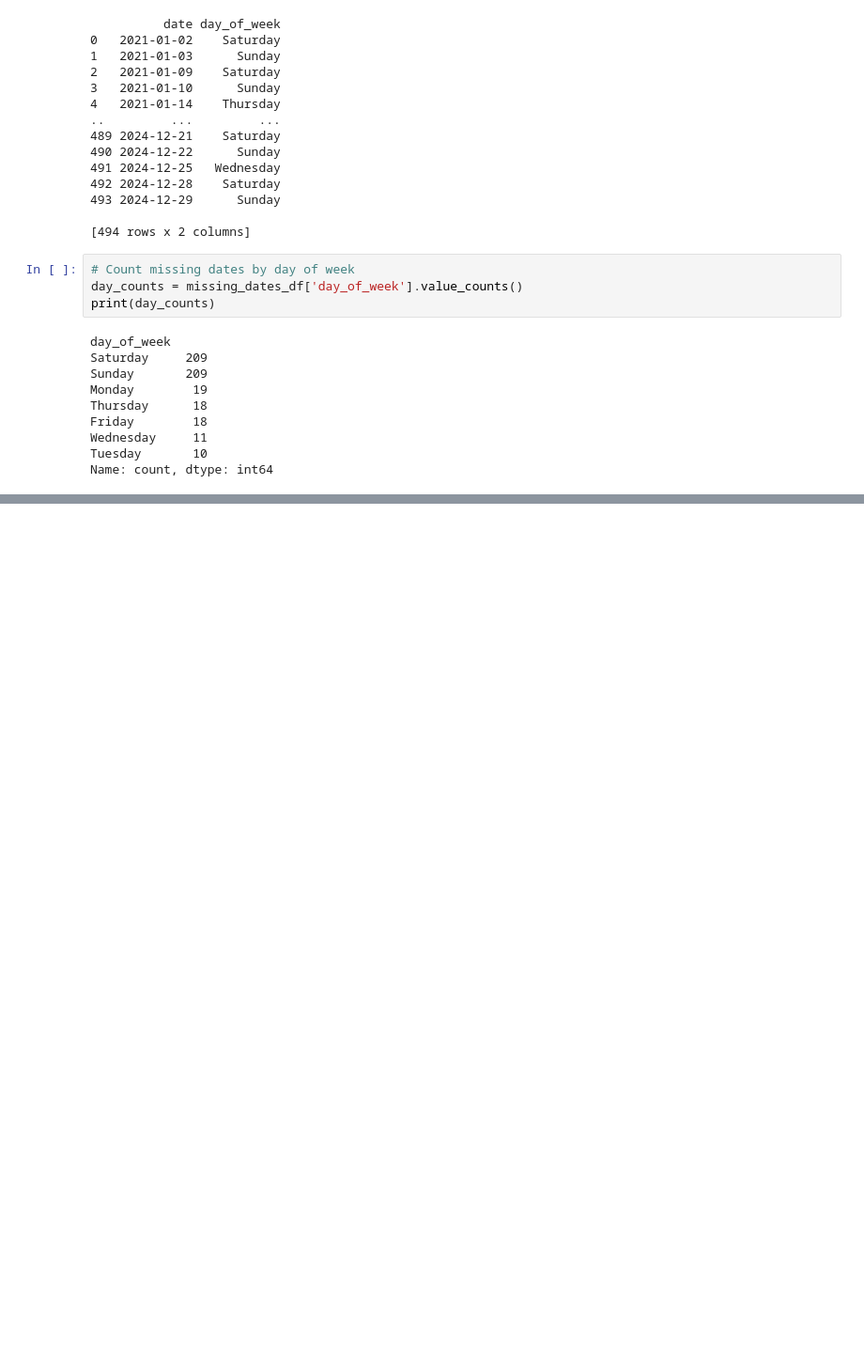
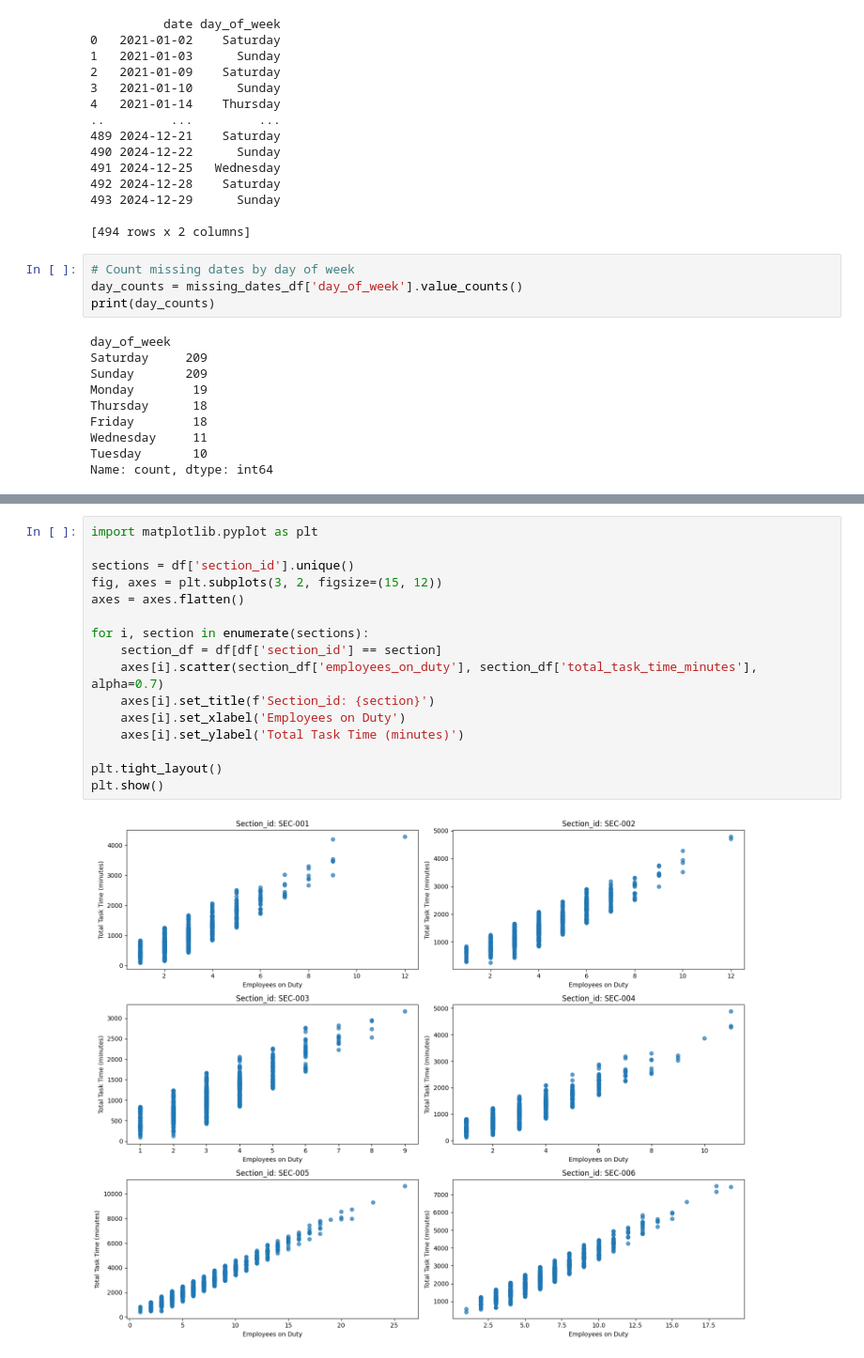
Before and after one commit to didulanthaisuru/rootcode_datathon_notebooks, a Jupyter notebook: data_visualization.ipynb, the cells around one changed output, grey strips where cells are left out. Shown at 94% size. Cells and saved outputs as stored; diff of their text form; blank space fills up the shorter version.

```diff
--- a/data_visualization.ipynb
+++ b/data_visualization.ipynb
@@ -134,0 +172,18 @@ plt.show()
+# %%
+import matplotlib.pyplot as plt
+
+sections = df['section_id'].unique()
+fig, axes = plt.subplots(3, 2, figsize=(15, 12))
+axes = axes.flatten()
+
+for i, section in enumerate(sections):
+    section_df = df[df['section_id'] == section]
+    axes[i].scatter(section_df['employees_on_duty'], section_df['total_task_time_minutes'], alpha=0.7)
+    axes[i].set_title(f'Section_id: {section}')
+    axes[i].set_xlabel('Employees on Duty')
+    axes[i].set_ylabel('Total Task Time (minutes)')
+
+plt.tight_layout()
+plt.show()
+# %% [output]
+[figure, added]
```
Also changed, not shown: parts of 6 cells of this notebook.
